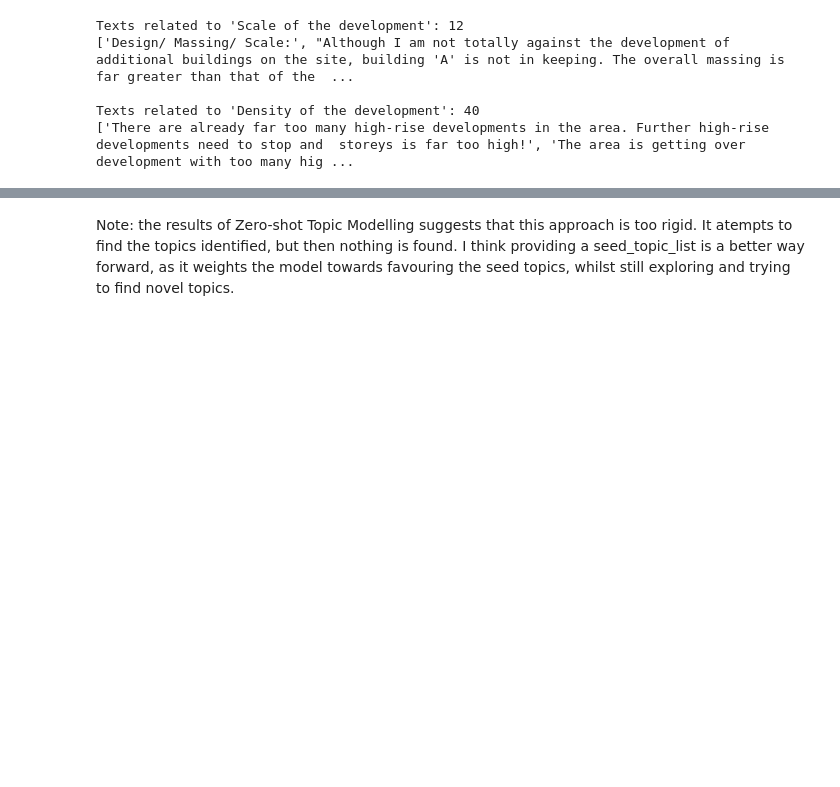
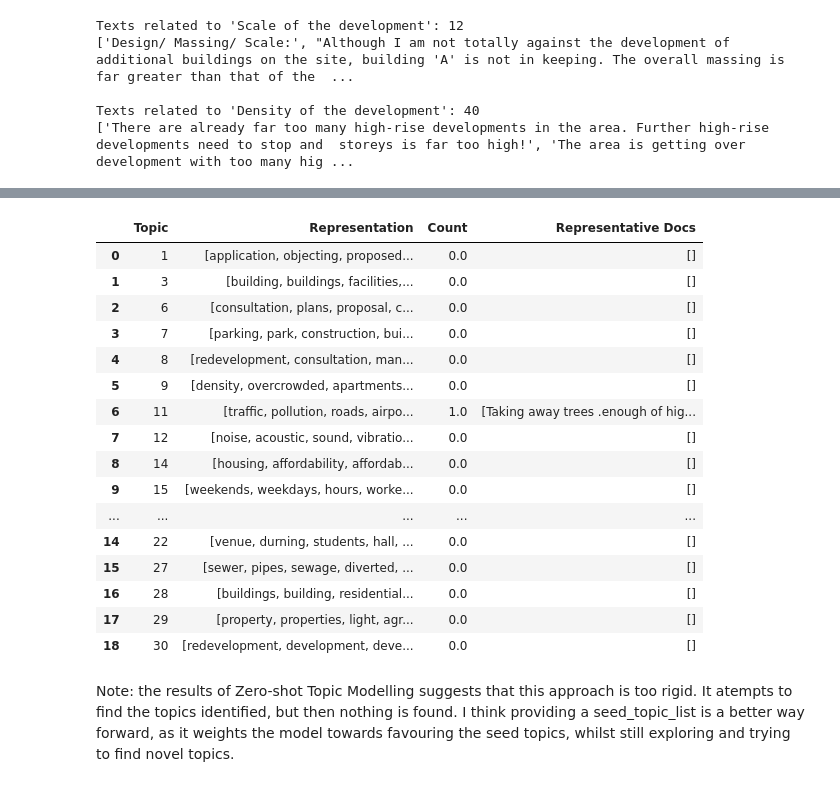
Before and after one commit to Bea-Taylor/nimby_nlp, a Jupyter notebook: nbs/1_0_2_topic_modelling.ipynb, the cells around one changed output, grey strips where cells are left out. Drawn from its saved outputs; the diff is of its cells as text; code cells hidden in the pictures; blank space fills up the shorter version.

```diff
--- a/nbs/1_0_2_topic_modelling.ipynb
+++ b/nbs/1_0_2_topic_modelling.ipynb
@@ -733,11 +647,12 @@ zeroshot_topic_list = ["Lost light sunlight view",
 # and we define a minimum similarity. For each document,
 # if the similarity does not exceed that value, it will be used
 # for clustering instead.
-topic_model = BERTopic(
+topic_model_zero = BERTopic(
     embedding_model=model,
     min_topic_size=15,
     zeroshot_topic_list=zeroshot_topic_list,
     zeroshot_min_similarity=.85,
     representation_model=KeyBERTInspired()
 )
-topics, _ = topic_model.fit_transform(cleaned_ealing_text)
+
+topics, probs = topic_model_zero.fit_transform(cleaned_place_text)
@@ -752,3 +659,59 @@ topic_model.get_topic_info()[:10]
+# %%
+# Now apply the seed model to the subset of text for Ealing
+topics_subset_zero, probs_subset_zero = topic_model_zero.transform(cleaned_ealing_text)
+
+# Convert probabilities to NumPy array
+probs_array_zero = np.array(probs_subset_zero)
+# %%
+# Identify topics with a probability > 0.5 in at least one entry
+selected_topics = np.where(probs_array_zero > 0.5)
+selected_topics = np.unique(selected_topics)
+
+# Find the main topic for each document
+main_topics = np.argmax(probs_array_zero)
+
+# Count occurrences of each main topic
+topic_counts = pd.Series(main_topics).value_counts().reset_index()
+topic_counts.columns = ["Topic", "Count"]
+
+# Get topic representations from BERTopic (full version)
+topic_info = topic_model_zero.get_topic_info()
+filtered_topics = topic_info[topic_info["Topic"].isin(selected_topics)][["Topic", "Representation"]]
+
+# Merge with topic counts
+final_topics = filtered_topics.merge(topic_counts, on="Topic", how="left").fillna(0)
+
+# Get representative documents: Take 3 example documents for each topic
+representative_docs = {}
+for topic in selected_topics:
+    doc_indices = np.where(main_topics == topic)[0]  # Get indices of docs assigned to this topic
+    top_docs = [cleaned_ealing_text[i] for i in doc_indices[:3]]  # Get up to 3 docs
+    representative_docs[topic] = top_docs
+
+# Add representative documents to the dataframe
+final_topics["Representative Docs"] = final_topics["Topic"].map(representative_docs)
+
+# Display full data
+pd.set_option("display.max_colwidth", None)  # Ensure full text is shown
+final_topics
+# %% [output]
+|  | Topic | Representation | Count | Representative Docs |
+| 0 | 1 | [application, objecting, proposed... | 0.0 | [] |
+| 1 | 3 | [building, buildings, facilities,... | 0.0 | [] |
+| 2 | 6 | [consultation, plans, proposal, c... | 0.0 | [] |
+| 3 | 7 | [parking, park, construction, bui... | 0.0 | [] |
+| 4 | 8 | [redevelopment, consultation, man... | 0.0 | [] |
+| 5 | 9 | [density, overcrowded, apartments... | 0.0 | [] |
+| 6 | 11 | [traffic, pollution, roads, airpo... | 1.0 | [Taking away trees .enough of hig... |
+| 7 | 12 | [noise, acoustic, sound, vibratio... | 0.0 | [] |
+| 8 | 14 | [housing, affordability, affordab... | 0.0 | [] |
+| 9 | 15 | [weekends, weekdays, hours, worke... | 0.0 | [] |
+| ... | ... | ... | ... | ... |
+| 14 | 22 | [venue, durning, students, hall, ... | 0.0 | [] |
+| 15 | 27 | [sewer, pipes, sewage, diverted, ... | 0.0 | [] |
+| 16 | 28 | [buildings, building, residential... | 0.0 | [] |
+| 17 | 29 | [property, properties, light, agr... | 0.0 | [] |
+| 18 | 30 | [redevelopment, development, deve... | 0.0 | [] |
 # %% [markdown]
 Note: the results of Zero-shot Topic Modelling suggests that this approach is too rigid. It atempts to find the topics identified, but then nothing is found. I think providing a seed_topic_list is a better way forward, as it weights the model towards favouring the seed topics, whilst still exploring and trying to find novel topics.
 # %% [markdown]
```
Also changed, not shown: parts of 50 cells of this notebook.
